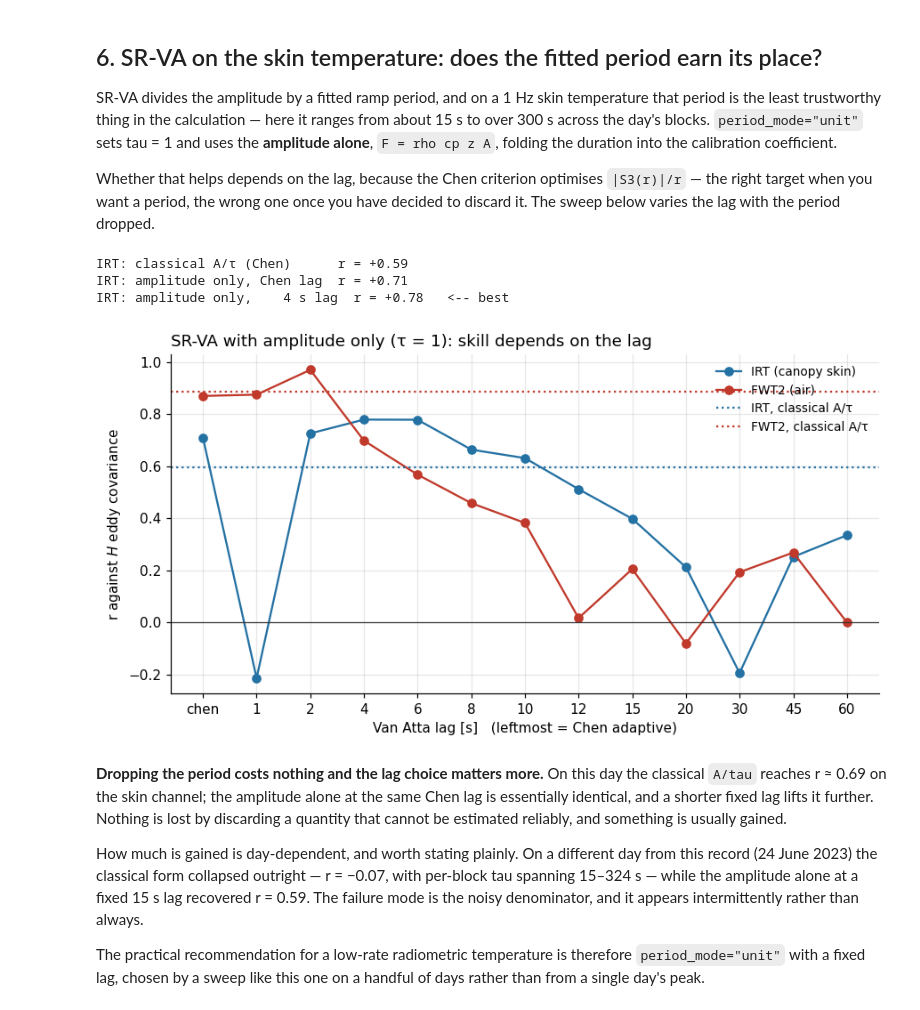
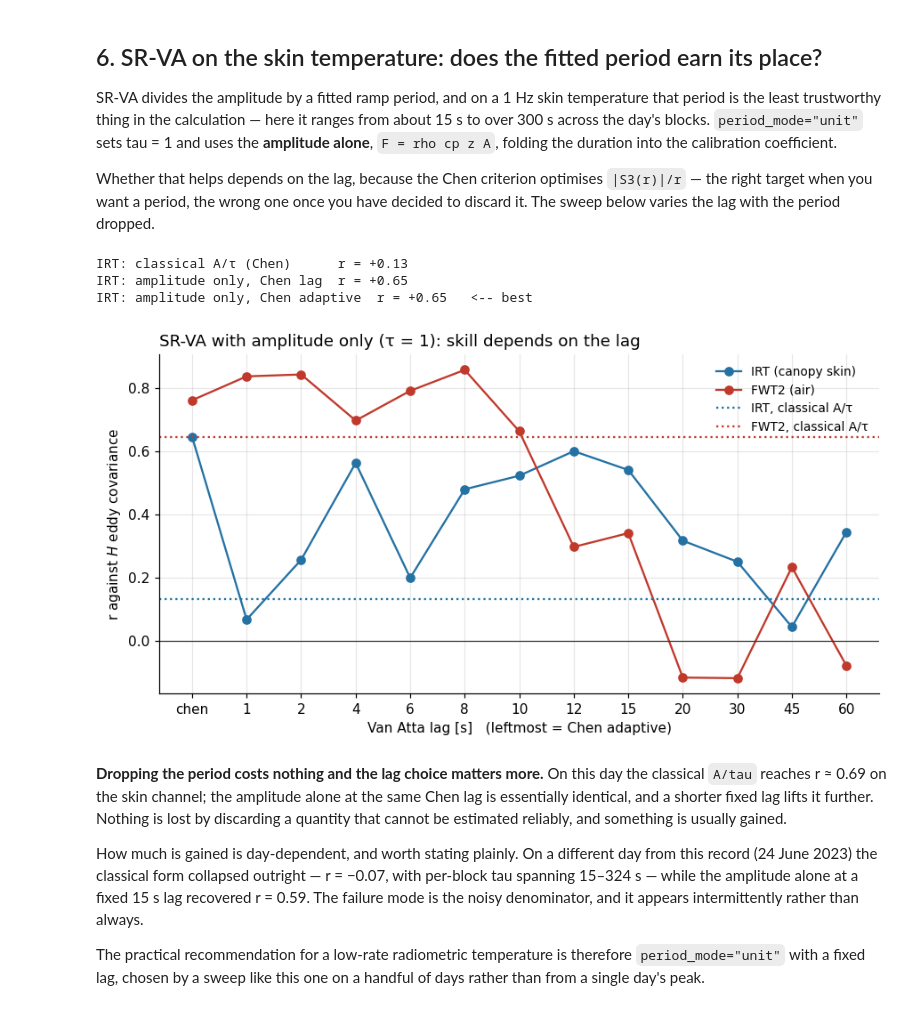
Before and after one commit to nbambach-blip/srflux, a Jupyter notebook: examples/wes_one_day.ipynb, the cells around one changed output. Drawn from its saved outputs; the diff is of its cells as text; code cells hidden in the pictures.

```diff
--- a/examples/wes_one_day.ipynb
+++ b/examples/wes_one_day.ipynb
@@ -68,8 +75,8 @@ BLOCK_S = 1800.0    # 30-min averaging period
 Z_AIR = 7.5         # m, sonic/fine-wire measurement height
 Z_CANOPY = 3.5      # m, canopy height -- the right length scale for a SKIN temperature
 
-hi = pd.read_csv("data/wes_2026-05-17_1hz.csv.gz", parse_dates=["TIMESTAMP"])
-fx = pd.read_csv("data/wes_2026-05-17_flux30.csv", parse_dates=["TIMESTAMP"])
+hi = pd.read_csv("data/wes_2023-07-06_1hz.csv.gz", parse_dates=["TIMESTAMP"])
+fx = pd.read_csv("data/wes_2023-07-06_flux30.csv", parse_dates=["TIMESTAMP"])
 hi = hi.set_index("TIMESTAMP")
 fx = fx.set_index("TIMESTAMP")
 
@@ -144,7 +151,7 @@ is what section 6 turns out to depend on.
 # %%
 from srflux.preprocess import moving_average
 
-t0 = pd.Timestamp("2026-05-17 12:00:00")
+t0 = pd.Timestamp("2023-07-06 12:00:00")
 ZOOM_S = 420          # plot this many seconds so individual ramps stay legible
 seg = hi.loc[t0:t0 + pd.Timedelta(seconds=BLOCK_S - 1)]
 det = HaarDetector(fs=FS)
@@ -193,7 +200,7 @@ renewed volume against a canopy skin temperature is the canopy layer.
 # The applied SR-VA configuration MUST match the one the coefficients were fitted with,
 # so it is read from the calibration file rather than hard-coded here.
 import json as _json
-_cal_head = _json.load(open("data/wes_2026-05_calibration.json"))
+_cal_head = _json.load(open("data/wes_2023-07_calibration.json"))
 VA_LAG, VA_MODE = _cal_head["va_lag_s"], _cal_head["va_period_mode"]
 
 wl = HaarDetector(fs=FS)
@@ -348,7 +355,7 @@ import json
 
 combos = [("WL", AIR), ("WL", "IRT"), ("VA", AIR), ("VA", "IRT")]
 
-with open("data/wes_2026-05_calibration.json") as fh:
+with open("data/wes_2023-07_calibration.json") as fh:
     CAL = json.load(fh)
 print(f"fitted on {CAL['fit_period']}, excluding {CAL['excluded_day']}")
 print(f"QC: {CAL['qc']}\n")
@@ -517,38 +529,39 @@ blocks = {t: {c: prepare_block(g[c].to_numpy(), fs=FS) for c in (AIR, "IRT")}
 
 sweep = []
 for lag in lags:
     row = {"lag": lag}
     for col in (AIR, "IRT"):
         det = VanAttaDetector(fs=FS, lag=lag, period_mode="unit")
         A = np.array([det.detect(blocks[t][col].values).amplitude for t in cal.index])
         F = ramp_flux(A, period=1.0, z=Z[col])          # tau = 1: amplitude only
         row[f"r_{col}"] = fit_and_score(F, cal.H.to_numpy()).r
     sweep.append(row)
 sweep = pd.DataFrame(sweep)
 
 fig, ax = plt.subplots(figsize=(8.2, 4.4))
 x = np.arange(len(lags))
 ax.plot(x, sweep.r_IRT, "-o", color="#2471a3", label="IRT (canopy skin)")
 ax.plot(x, sweep.r_FWT2, "-o", color="#c0392b", label="FWT2 (air)")
 ax.axhline(ref_r["IRT"], color="#2471a3", ls=":", lw=1.5, label="IRT, classical A/τ")
 ax.axhline(ref_r[AIR], color="#c0392b", ls=":", lw=1.5, label="FWT2, classical A/τ")
 ax.axhline(0, color="#333", lw=0.8)
 ax.set_xticks(x); ax.set_xticklabels([str(v) for v in lags])
 ax.set_xlabel("Van Atta lag [s]   (leftmost = Chen adaptive)")
 ax.set_ylabel("r against $H$ eddy covariance")
 ax.set_title("SR-VA with amplitude only (τ = 1): skill depends on the lag", loc="left")
 ax.legend(frameon=False, fontsize=9)
 plt.tight_layout()
 
 best = sweep.loc[sweep.r_IRT.idxmax()]
 print(f"IRT: classical A/τ (Chen)      r = {ref_r['IRT']:+.2f}")
 print(f"IRT: amplitude only, Chen lag  r = {sweep.r_IRT.iloc[0]:+.2f}")
-print(f"IRT: amplitude only, {str(best.lag):>4} s lag  r = {best.r_IRT:+.2f}   <-- best")
+lag_lab = "Chen adaptive" if best.lag == "chen" else f"fixed {best.lag} s"
+print(f"IRT: amplitude only, {lag_lab:<14} r = {best.r_IRT:+.2f}   <-- best")
 # %% [output]
-IRT: classical A/τ (Chen)      r = +0.59
-IRT: amplitude only, Chen lag  r = +0.71
-IRT: amplitude only,    4 s lag  r = +0.78   <-- best
+IRT: classical A/τ (Chen)      r = +0.13
+IRT: amplitude only, Chen lag  r = +0.65
+IRT: amplitude only, Chen adaptive  r = +0.65   <-- best
-[figure, old version]
+[figure, new version]
 # %% [markdown]
 **Dropping the period costs nothing and the lag choice matters more.** On this day the
 classical `A/tau` reaches r ≈ 0.69 on the skin channel; the amplitude alone at the same Chen
```
Also changed, not shown: parts of 20 cells of this notebook, 9 other files.
